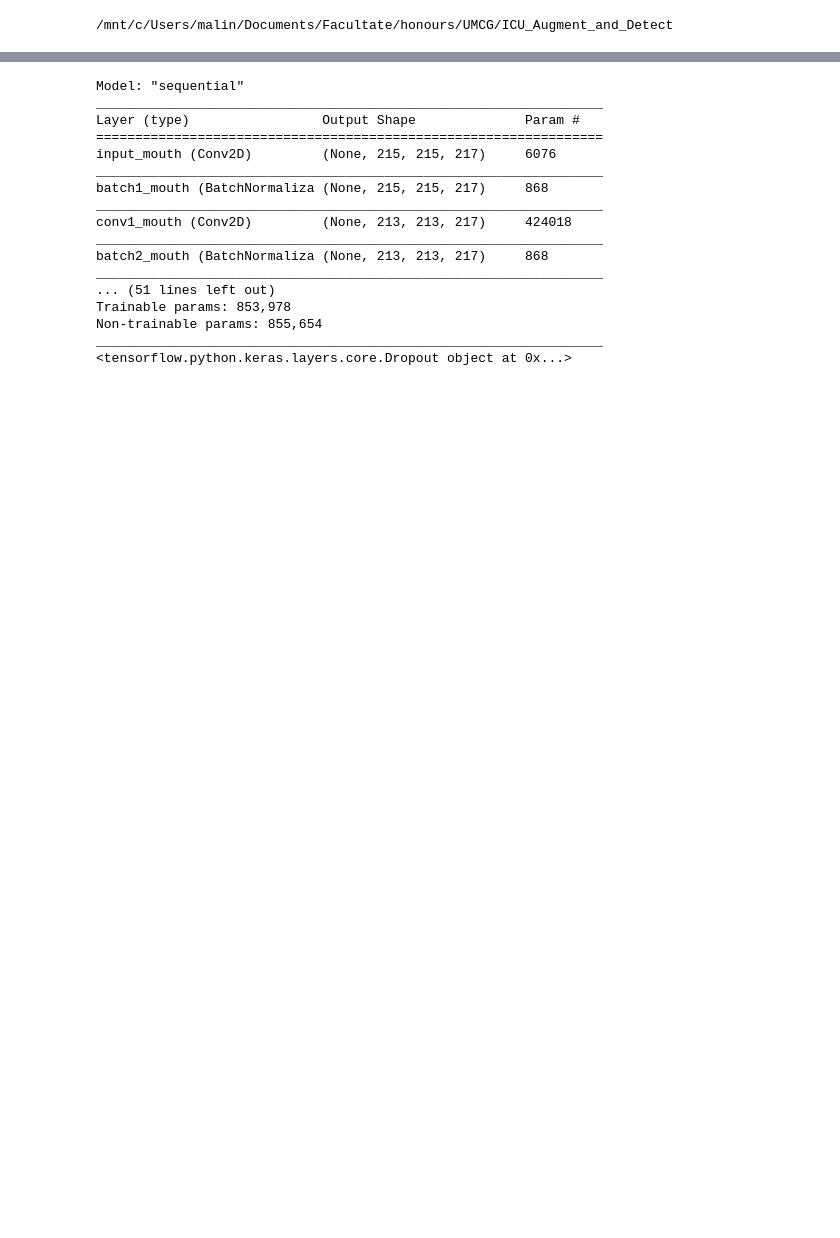
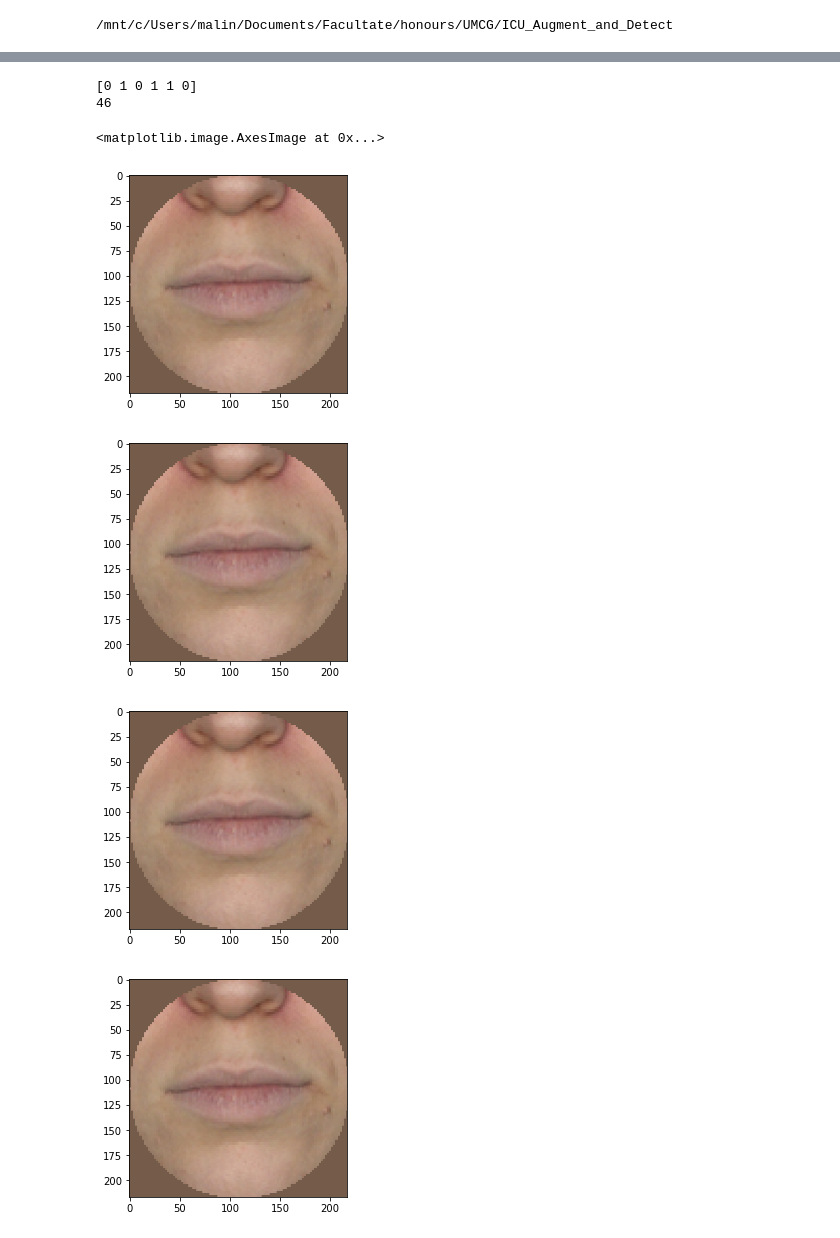
Before and after one commit to vandrw/ICU_Augment_and_Detect, a Jupyter notebook: categorization/stack.ipynb, the cells around one changed output, grey strips where cells are left out. Cells and saved outputs as stored; diff of their text form; code cells hidden in the pictures; blank space fills up the shorter version.

```diff
--- a/categorization/stack.ipynb
+++ b/categorization/stack.ipynb
@@ -106,22 +76,57 @@ ________________________________________________________________________________
-# %%
-mouth = all_models[0]
-mouth.summary()
-print(mouth.layers[27])
-# %% [output]
-Model: "sequential"
-_________________________________________________________________
-Layer (type)                 Output Shape              Param #
-=================================================================
-input_mouth (Conv2D)         (None, 215, 215, 217)     6076
-_________________________________________________________________
-batch1_mouth (BatchNormaliza (None, 215, 215, 217)     868
-_________________________________________________________________
-conv1_mouth (Conv2D)         (None, 213, 213, 217)     424018
-_________________________________________________________________
-batch2_mouth (BatchNormaliza (None, 213, 213, 217)     868
-_________________________________________________________________
-... (51 lines left out)
-Trainable params: 853,978
-Non-trainable params: 855,654
-_________________________________________________________________
-<tensorflow.python.keras.layers.core.Dropout object at 0x...>
+# %%
+def make_training_sets(face_features, image_folder_sick, image_folder_healthy, image_size):
+
+    train_images_mouth, train_labels = load_data(
+        image_folder_sick, image_folder_healthy, image_size, "mouth")
+    train_images_face, train_labels = load_data(
+        image_folder_sick, image_folder_healthy, image_size, "face")
+    train_images_skin, train_labels = load_data(
+        image_folder_sick, image_folder_healthy, image_size, "skin")
+    train_images_right_eye, train_labels = load_data(
+        image_folder_sick, image_folder_healthy, image_size, "right")
+
+    test_images_mouth = np.concatenate([train_images_mouth[:3], train_images_mouth[len(train_images_mouth)-3:]])
+    test_images_face = np.concatenate([train_images_face[:3], train_images_mouth[len(train_images_face)-3:]])
+    test_images_skin = np.concatenate([train_images_skin[:3], train_images_mouth[len(train_images_skin)-3:]])
+    test_images_eyes = np.concatenate([train_images_right_eye[:3], train_images_mouth[len(train_images_right_eye)-3:]])
+    test_labels = np.concatenate([train_labels[:3], train_labels[len(train_labels)-3:]])
+
+    perm1 = np.random.permutation(6)
+    test_images = [test_images_mouth[perm1], test_images_face[perm1], test_images_skin[perm1], test_images_eyes[perm1]]
+    test_labels = test_labels[perm1]
+
+    perm2 = np.random.permutation(len(train_labels)-6)
+
+    train_images_mouth = train_images_mouth[3:len(train_images_mouth)-3]
+    train_images_face = train_images_face[3:len(train_images_face)-3]
+    train_images_skin = train_images_skin[3:len(train_images_skin)-3]
+    train_images_eyes = train_images_right_eye[3:len(train_images_right_eye)-3]
+
+    train_images = [train_images_mouth[perm2], train_images_face[perm2],
+                    train_images_skin[perm2], train_images_eyes[perm2]]
+
+    train_labels = train_labels[perm2]
+
+    return train_images, train_labels, test_images, test_labels
+# %%
+ train_images, train_labels, test_images, test_labels = make_training_sets(face_features, image_folder_sick, image_folder_healthy, image_size)
+# %%
+print(test_labels)
+print(len(train_labels))
+# %% [output]
+[0 1 0 1 1 0]
+46
+# %%
+plt.imshow(test_images[0][3])
+plt.figure()
+plt.imshow(test_images[1][3])
+plt.figure()
+plt.imshow(test_images[2][3])
+plt.figure()
+plt.imshow(test_images[3][3])
+# %% [output]
+<matplotlib.image.AxesImage at 0x...>
+[figure, added]
+[figure, added]
+[figure, added]
+[figure, added]
```
Also changed, not shown: parts of 2 cells of this notebook, 4 other files.
